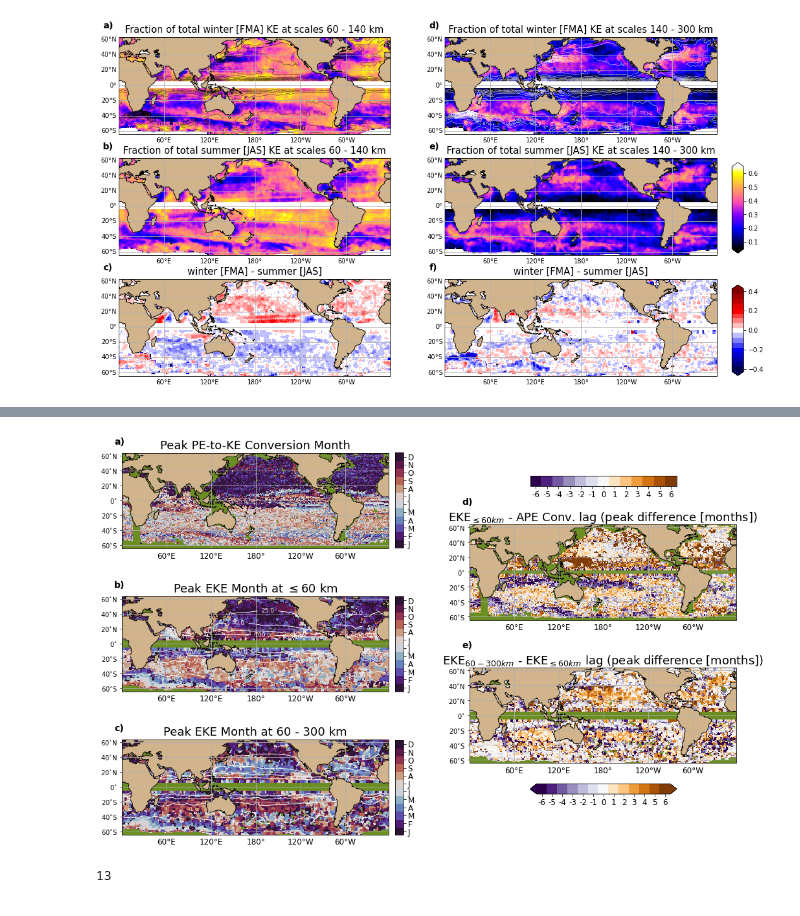
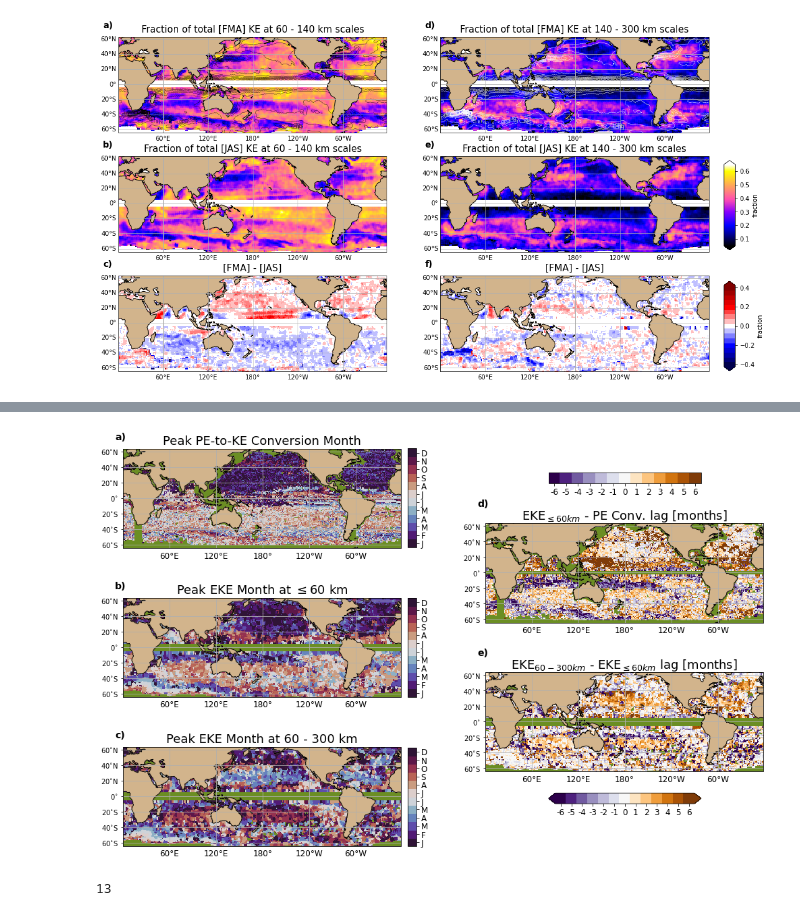
Before and after one commit to jakesteinberg/CPT, a Jupyter notebook: global_along_track_synthesis.ipynb, the cells around one changed output, grey strips where cells are left out. Saved outputs shown, nothing was run; the diff lists cells and outputs as text; code cells hidden in the pictures.

Commit message:
figure edits and revisit of error propagation

```diff
--- a/global_along_track_synthesis.ipynb
+++ b/global_along_track_synthesis.ipynb
@@ -323,21 +330,21 @@ axpmf = mfwin_xr.isel(longitude=lon_xr, latitude=lat_xr).plot(ax=ax[0,0],transfo
 ax[0,0].contour(lon_bin_c,lat_bin_c,np.transpose(mean_raw_mask),transform=ccrs.PlateCarree(), \
                                                         levels=np.arange(0.01,1,0.04), \
                                                         linewidths=0.4,colors='k',zorder=1)
-ax[0,0].set_title(r"Fraction of total winter [FMA] KE at scales " + \
+ax[0,0].set_title(r"Fraction of total [FMA] KE at " + \
                 str(np.int(np.nanmin(coarsening_factors[meso_band0_i+1])*hor_grid_spacing)) + ' - ' + \
-                str(np.int(np.nanmax(coarsening_factors[meso_band0_i])*hor_grid_spacing)) + " km", fontsize=15)
+                str(np.int(np.nanmax(coarsening_factors[meso_band0_i])*hor_grid_spacing)) + " km scales", fontsize=15)
 
 mfsum_xr.isel(longitude=lon_xr, latitude=lat_xr).plot(ax=ax[1,0],transform=ccrs.PlateCarree(), \
                                                       vmin=lev2[0], vmax=lev2[-1], \
                                                       cmap=tcmap2, zorder=0, add_colorbar=False)
-ax[1,0].set_title(r"Fraction of total summer [JAS] KE at scales " + \
+ax[1,0].set_title(r"Fraction of total [JAS] KE at " + \
                 str(np.int(np.nanmin(coarsening_factors[meso_band0_i+1])*hor_grid_spacing)) + ' - ' + \
-                str(np.int(np.nanmax(coarsening_factors[meso_band0_i])*hor_grid_spacing)) + " km", fontsize=15)
+                str(np.int(np.nanmax(coarsening_factors[meso_band0_i])*hor_grid_spacing)) + " km scales", fontsize=15)
 
 mfwinsum_xr.isel(longitude=lon_xr, latitude=lat_xr).plot(ax=ax[2,0],transform=ccrs.PlateCarree(), \
                                                       vmin=-0.425, vmax=0.425, \
                                                       cmap=plt.get_cmap('seismic',17), zorder=0, add_colorbar=False)
-ax[2,0].set_title(r"winter [FMA] - summer [JAS]", fontsize=15)
+ax[2,0].set_title(r"[FMA] - [JAS]", fontsize=15)
 # # -- column 1
 mfwin1_xr.isel(longitude=lon_xr, latitude=lat_xr).plot(ax=ax[0,1],transform=ccrs.PlateCarree(), \
                                                       vmin=lev2[0], vmax=lev2[-1], \
@@ -345,21 +352,21 @@ mfwin1_xr.isel(longitude=lon_xr, latitude=lat_xr).plot(ax=ax[0,1],transform=ccrs
 ax[0,1].contour(lon_bin_c,lat_bin_c,np.transpose(mean_raw_mask),transform=ccrs.PlateCarree(), \
                                                         levels=np.arange(0.01,1,0.04), \
                                                         linewidths=0.5,colors='w',zorder=1)
-ax[0,1].set_title(r"Fraction of total winter [FMA] KE at scales " + \
+ax[0,1].set_title(r"Fraction of total [FMA] KE at " + \
                 str(np.int(np.nanmin(coarsening_factors[meso_band1_i+1])*hor_grid_spacing)) + ' - ' + \
-                str(np.int(np.nanmax(coarsening_factors[meso_band1_i])*hor_grid_spacing)) + " km", fontsize=15)
+                str(np.int(np.nanmax(coarsening_factors[meso_band1_i])*hor_grid_spacing)) + " km scales", fontsize=15)
 
 mfsum1_xr.isel(longitude=lon_xr, latitude=lat_xr).plot(ax=ax[1,1],transform=ccrs.PlateCarree(), \
                                                       vmin=lev2[0], vmax=lev2[-1], \
                                                       cmap=tcmap2, zorder=0, add_colorbar=False)
-ax[1,1].set_title(r"Fraction of total summer [JAS] KE at scales " + \
+ax[1,1].set_title(r"Fraction of total [JAS] KE at " + \
                 str(np.int(np.nanmin(coarsening_factors[meso_band1_i+1])*hor_grid_spacing)) + ' - ' + \
-                str(np.int(np.nanmax(coarsening_factors[meso_band1_i])*hor_grid_spacing)) + " km", fontsize=15)
+                str(np.int(np.nanmax(coarsening_factors[meso_band1_i])*hor_grid_spacing)) + " km scales", fontsize=15)
 
 axpmfd = mfwinsum1_xr.isel(longitude=lon_xr, latitude=lat_xr).plot(ax=ax[2,1],transform=ccrs.PlateCarree(), \
                                                       vmin=-0.425, vmax=0.425, \
                                                       cmap=plt.get_cmap('seismic',17), zorder=0, add_colorbar=False)
-ax[2,1].set_title(r"winter [FMA] - summer [JAS]", fontsize=15)
+ax[2,1].set_title(r"[FMA] - [JAS]", fontsize=15)
 
 for axi in ax.flatten():
     axi.add_feature(cartopy.feature.LAND, color='#D2B48C',zorder=1)
@@ -371,10 +378,10 @@ for axi in ax.flatten():
 
 cbpos = [0.92, 0.4, 0.015, 0.2]
 cax = f.add_axes(cbpos)
-cb = f.colorbar(axpmf, cax=cax, orientation='vertical', extend='both')
+cb = f.colorbar(axpmf, cax=cax, orientation='vertical', extend='both', label='fraction')
 cbpos = [0.92, 0.13, 0.015, 0.2]
 cax = f.add_axes(cbpos)
-cb = f.colorbar(axpmfd, cax=cax, orientation='vertical', extend='both')
+cb = f.colorbar(axpmfd, cax=cax, orientation='vertical', extend='both', label='fraction')
 ax[0,0].text(-200, 75, 'a)', fontweight='bold', fontsize=14)
 ax[1,0].text(-200, 75, 'b)', fontweight='bold', fontsize=14)
 ax[2,0].text(-200, 75, 'c)', fontweight='bold', fontsize=14)
@@ -382,9 +389,9 @@ ax[0,1].text(-200, 75, 'd)', fontweight='bold', fontsize=14)
 ax[1,1].text(-200, 75, 'e)', fontweight='bold', fontsize=14)
 ax[2,1].text(-200, 75, 'f)', fontweight='bold', fontsize=14)
 plt.show()
-# f.savefig('/Users/jakesteinberg/Desktop/cpt_manuscript_figures/r2/j2_along_track_gridding_seasonal_percent_ke.jpg', dpi=550)
+f.savefig('/Users/jakesteinberg/Desktop/cpt_manuscript_figures/r2/j2_along_track_gridding_seasonal_percent_ke.jpg', dpi=550)
 # %% [output]
-[figure, old version]
+[figure, new version]
 # %%
 # ARGO MLD/APE
 f_argo_pe = '/Users/jakesteinberg/Documents/CPT/Argo/Argo_PE_APEConversion3.nc'
@@ -511,15 +518,15 @@ axp0 = mm1_xr.isel(longitude=lon_xr, latitude=lat_xr_n).plot(ax=ax1,transform=cc
 axp0 = mm1_xr.isel(longitude=lon_xr, latitude=lat_xr_s).plot(ax=ax1,transform=ccrs.PlateCarree(), vmin=0.5, vmax=12.5, \
                                                       cmap=plt.get_cmap('twilight_shifted',12), zorder=0, add_colorbar=False, extend="neither")
 ax1.set_title('Peak EKE Month at $\leq$' + str(np.int(coarsening_factors[scale1][0]*hor_grid_spacing)) + ' km', fontsize=18)
-dr = ax1.contour(lon_bin_c, lat_bin_c, def_rad, levels=[25, 50, 75, 100], colors='w', linewidths=1, zorder=2, transform=ccrs.PlateCarree())
-ax1.clabel(dr, fontsize=9, inline=1, fmt = '%1.1f')
+# dr = ax1.contour(lon_bin_c, lat_bin_c, def_rad, levels=[25, 50, 75, 100], colors='w', linewidths=1, zorder=2, transform=ccrs.PlateCarree())
+# ax1.clabel(dr, fontsize=9, inline=1, fmt = '%1.1f')
 
 # - 2-
 axp = mm2_xr.isel(longitude=lon_xr, latitude=lat_xr_n).plot(ax=ax2,transform=ccrs.PlateCarree(), vmin=0.5, vmax=12.5, \
                                                       cmap=plt.get_cmap('twilight_shifted',12), zorder=0, add_colorbar=False)
 axp = mm2_xr.isel(longitude=lon_xr, latitude=lat_xr_s).plot(ax=ax2,transform=ccrs.PlateCarree(), vmin=0.5, vmax=12.5, \
                                                       cmap=plt.get_cmap('twilight_shifted',12), zorder=0, add_colorbar=False)
-ax2.contour(lon_bin_c, lat_bin_c, def_rad, levels=[25, 50, 75, 100], colors='w', linewidths=1, zorder=2, transform=ccrs.PlateCarree())
+# ax2.contour(lon_bin_c, lat_bin_c, def_rad, levels=[25, 50, 75, 100], colors='w', linewidths=1, zorder=2, transform=ccrs.PlateCarree())
 ax2.set_title('Peak EKE Month at ' + str(np.int(coarsening_factors[scale1][0]*hor_grid_spacing)) + ' - ' + \
               str(np.int(coarsening_factors[scale2][0]*hor_grid_spacing)) + ' km', fontsize=18)
 
@@ -544,7 +551,7 @@ axp2 = mol_xr.isel(longitude=lon_xr, latitude=lat_xr_n).plot(ax=ax3,transform=cc
 axp2 = mol_xr.isel(longitude=lon_xr, latitude=lat_xr_s).plot(ax=ax3,transform=ccrs.PlateCarree(), \
                                                              vmin=lag_tp[0], vmax=lag_tp[1], \
                                                              cmap=cmap_lag, zorder=0, add_colorbar=False)
-ax3.set_title('EKE$_{60-300 km}$ - EKE$_{\leq 60 km}$ lag (peak difference [months])', fontsize=18)
+ax3.set_title('EKE$_{60-300 km}$ - EKE$_{\leq 60 km}$ lag [months]', fontsize=18)
 
 # - 4 -
 # EKE PE LAG
@@ -564,7 +571,7 @@ data_coords_pe = {'latitude': lat_bin_c[bi], 'longitude': lon_bin_c}
 pe_mmax_xr = xr.DataArray(data=pe_eke_lag,  dims=['latitude', 'longitude'], coords=data_coords_pe)
 pel = pe_mmax_xr.plot(ax=ax35,transform=ccrs.PlateCarree(), vmin=lag_tp[0], vmax=lag_tp[1], \
                 cmap=cmap_lag, zorder=1, add_colorbar=False) # vmin/vmax = 0/5, 5 discrete colors
-ax35.set_title('EKE$_{\leq 60 km}$ - APE Conv. lag (peak difference [months])', fontsize=18)
+ax35.set_title('EKE$_{\leq 60 km}$ - PE Conv. lag [months]', fontsize=18)
 
 # -- colorbars
 cbpos0 = [0.47, 0.13, 0.01, 0.185] # [0.92, 0.525, 0.02, 0.14]
@@ -597,8 +604,8 @@ cb25.ax.set_xticklabels(np.arange(-6,7), fontsize=12) # (0,6)
 ax0.text(-190, 75, 'a)', fontweight='bold', fontsize=14)
 ax1.text(-190, 75, 'b)', fontweight='bold', fontsize=14)
 ax2.text(-190, 75, 'c)', fontweight='bold', fontsize=14)
-ax35.text(-190, 90, 'd)', fontweight='bold', fontsize=14)
-ax3.text(-190, 90, 'e)', fontweight='bold', fontsize=14)
+ax35.text(-190, 85, 'd)', fontweight='bold', fontsize=14)
+ax3.text(-190, 85, 'e)', fontweight='bold', fontsize=14)
 
 # -- inset subplots with seasonal cycles
 # colors2 = ['r', '#FFD700', '#32CD32', '#FF00FF']  # '#00FF00'
@@ -638,35 +645,35 @@ ax3.text(-190, 90, 'e)', fontweight='bold', fontsize=14)
 # ll = aa1.legend(handles, labels, fontsize=11, facecolor='#7d7d7d')
 # for text in ll.get_texts():
 #     text.set_color("w")
 # aa3.set(yticklabels=[])
 # aa2.set(yticklabels=[])
 
 # -- formatting
 for axi in ax0, ax1, ax2, ax35, ax3:
     axi.set_yticks([-60, -40, -20, 0, 20, 40, 60])
     axi.set_yticklabels(['60$^{\circ}$S','40$^{\circ}$S','20$^{\circ}$S','0$^{\circ}$','20$^{\circ}$N','40$^{\circ}$N','60$^{\circ}$N'])
     axi.add_feature(cartopy.feature.LAND, color='#D2B48C',zorder=1)
     axi.coastlines()
     axi.set_extent([np.nanmin(lon_bin_c[lon_xr]), np.nanmax(lon_bin_c[lon_xr]), \
                 np.nanmin(lat_bin_c[lat_xr_s]), np.nanmax(lat_bin_c[lat_xr_n])], crs=ccrs.PlateCarree())
     gl = axi.gridlines(draw_labels=True)
     gl.xlabel_style = {'size': 12}
     gl.ylabel_style = {'size': 12}
     gl.xlabels_top = False
     gl.ylabels_right = False
     gl.ylabels_left = False
     axi.set_ylabel('')
 
 outt = '#6B8E23' # '#FFD700' #'#e4f8ba' # '#b4f3c7'
 ax0.set_facecolor(outt)
 ax1.set_facecolor(outt)
 ax2.set_facecolor(outt)
 outt2 = '#6B8E23'
 ax3.set_facecolor(outt2)
 ax35.set_facecolor(outt2)
-fig.savefig('/Users/jakesteinberg/Desktop/cpt_manuscript_figures/r2/lag_figure_cutoff_test.png', dpi=200, pad_inches=0)
+fig.savefig('/Users/jakesteinberg/Desktop/cpt_manuscript_figures/r2/lag_figure_cutoff.png', dpi=200, pad_inches=0)
 # %% [output]
-[figure, old version]
+[figure, new version]
 # %%
 cmap_lag
 # %% [output]
```
Also changed, not shown: parts of 4 cells of this notebook, 1 other file.
